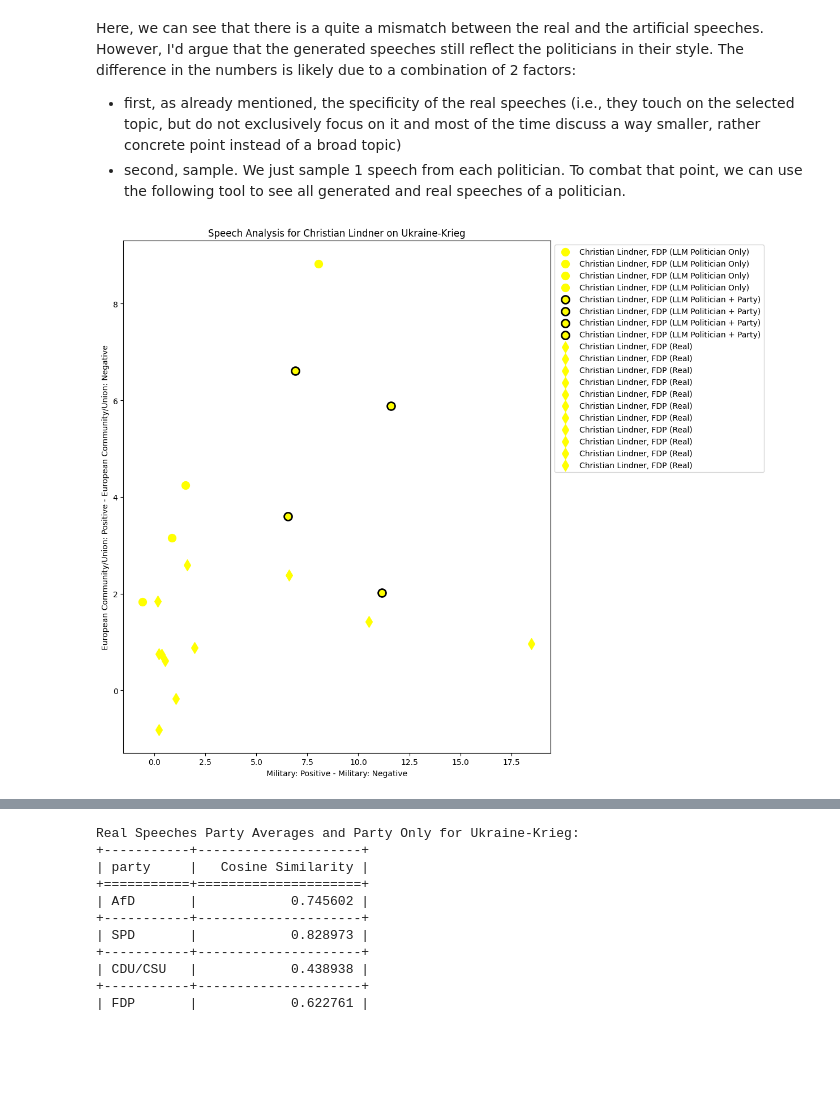
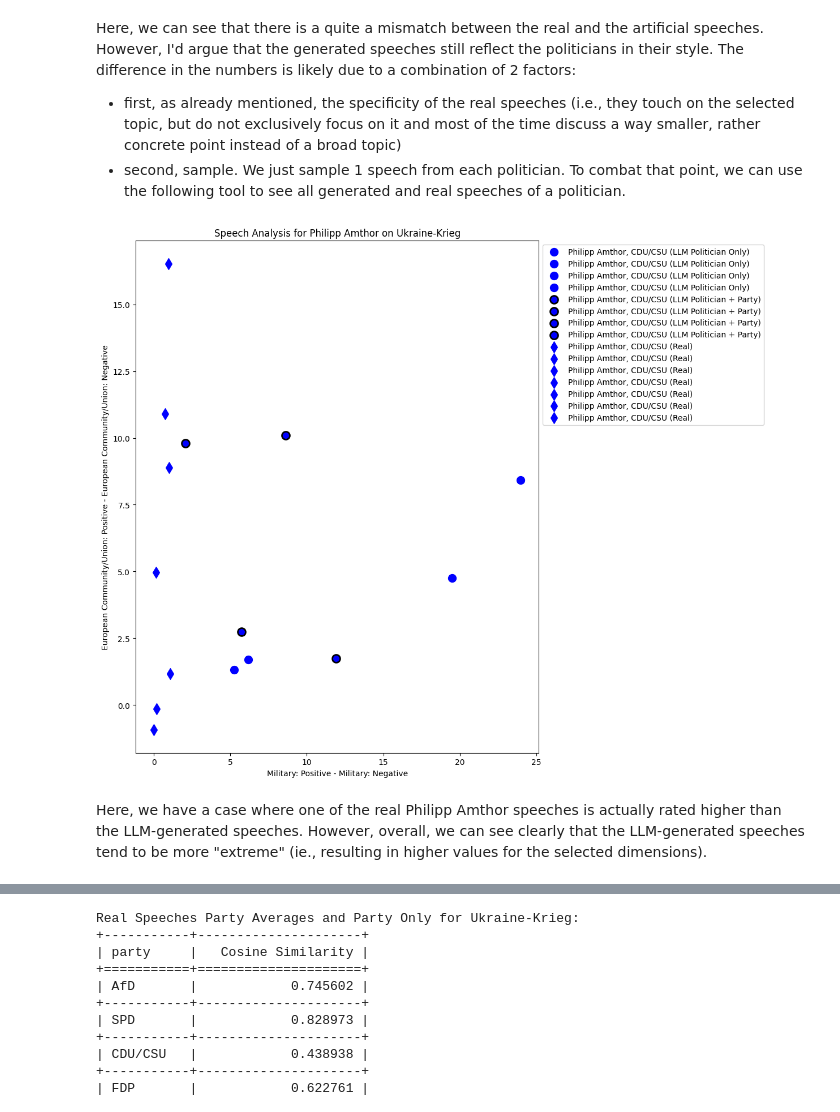
Before and after one commit to EliasHepp/Politricks, a Jupyter notebook: code/safety_sillm_topic_modelling_manifestoberta.ipynb, the cells around one changed output, grey strips where cells are left out. Saved outputs shown, nothing was run; the diff lists cells and outputs as text; code cells hidden in the pictures; blank space fills up the shorter version.

```diff
--- a/code/safety_sillm_topic_modelling_manifestoberta.ipynb
+++ b/code/safety_sillm_topic_modelling_manifestoberta.ipynb
@@ -645,10 +670,12 @@ def plot_speeches_for_politician_and_topic(politician_name, topic):
     plt.tight_layout()
     plt.show()
 # %%
-plot_speeches_for_politician_and_topic('Christian Lindner', 'Ukraine-Krieg') # topics to choose from: 'Ukraine-Krieg', 'Covid-19', 'Migration'
+plot_speeches_for_politician_and_topic('Philipp Amthor', 'Ukraine-Krieg') # topics to choose from: 'Ukraine-Krieg', 'Covibd-19', 'Migration'
 # access dict "politicians" to see all available names
 # %% [output]
-[figure, old version]
+[figure, new version]
+# %% [markdown]
+Here, we have a case where one of the real Philipp Amthor speeches is actually rated higher than the LLM-generated speeches. However, overall, we can see clearly that the LLM-generated speeches tend to be more "extreme" (ie., resulting in higher values for the selected dimensions).
 # %%
 # Let's calculate the mean distances between the real speeches and the politician prompted speeches for the relevant dimensions first (then, maybe for all dimensions)
 # the distances between the real and the politican+party prompted speeches
```
Also changed, not shown: parts of 14 cells of this notebook, 2 other files.
